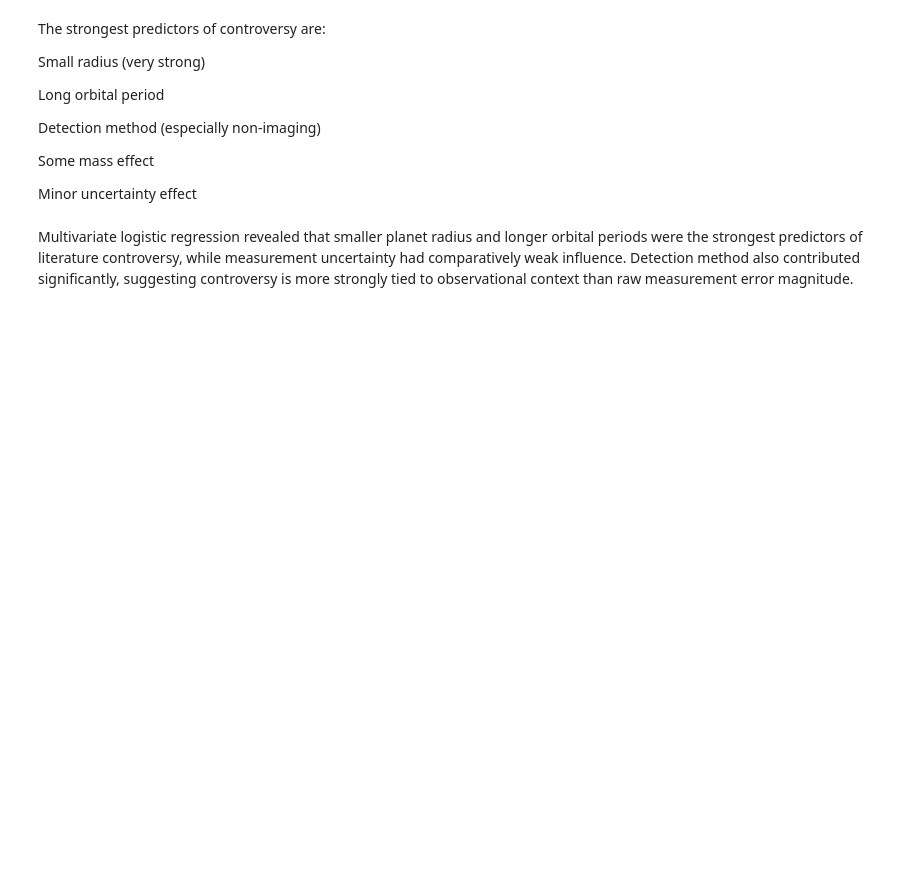
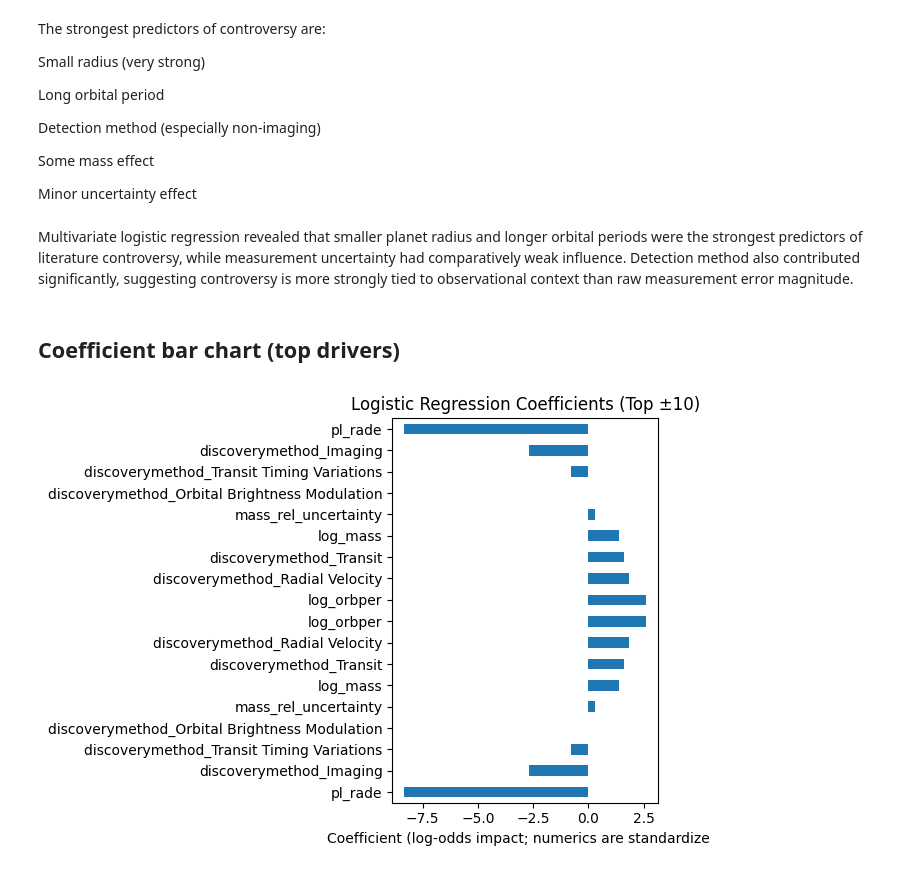
Before and after one commit to danielbnhz/exoplanet-statistical-study, a Jupyter notebook: notebooks/exoplanet-analysis.ipynb, the cells around one changed output. Saved outputs shown, nothing was run; the diff lists cells and outputs as text; code cells hidden in the pictures; blank space fills up the shorter version.

Commit message:
adds visualizations to gauge models predictive capacities regarding controversy in exoplanet academic literature

```diff
--- a/notebooks/exoplanet-analysis.ipynb
+++ b/notebooks/exoplanet-analysis.ipynb
@@ -377,3 +377,56 @@ Some mass effect
 Minor uncertainty effect
 # %% [markdown]
 Multivariate logistic regression revealed that smaller planet radius and longer orbital periods were the strongest predictors of literature controversy, while measurement uncertainty had comparatively weak influence. Detection method also contributed significantly, suggesting controversy is more strongly tied to observational context than raw measurement error magnitude.
+# %% [markdown]
+## Coefficient bar chart (top drivers)
+# %%
+import numpy as np
+import pandas as pd
+import matplotlib.pyplot as plt
+
+def get_feature_names_from_pipe(pipe, X_sample):
+    """Extract post-preprocessing feature names from a sklearn Pipeline with a ColumnTransformer step named 'prep'."""
+    prep = pipe.named_steps['prep']
+    num_cols = []
+    cat_cols = []
+
+    # Recover columns from the ColumnTransformer as you defined them
+    for name, transformer, cols in prep.transformers_:
+        if name == 'num':
+            num_cols = list(cols)
+        elif name == 'cat':
+            cat_cols = list(cols)
+
+    feature_names = []
+    feature_names += num_cols
+
+    if cat_cols:
+        ohe = prep.named_transformers_['cat']
+        ohe_names = list(ohe.get_feature_names_out(cat_cols))
+        feature_names += ohe_names
+
+    return feature_names
+
+def plot_logreg_coefficients(pipe, X_sample, top_n=12):
+    model = pipe.named_steps['model']
+    coefs = model.coef_[0]
+
+    feature_names = get_feature_names_from_pipe(pipe, X_sample)
+    coef_s = pd.Series(coefs, index=feature_names)
+
+    # Select top positive and negative coefficients
+    top_pos = coef_s.sort_values(ascending=False).head(top_n)
+    top_neg = coef_s.sort_values(ascending=True).head(top_n)
+
+    plot_s = pd.concat([top_neg, top_pos])
+
+    plt.figure()
+    plot_s.plot(kind='barh')
+    plt.title(f"Logistic Regression Coefficients (Top ±{top_n})")
+    plt.xlabel("Coefficient (log-odds impact; numerics are standardized)")
+    plt.tight_layout()
+    plt.show()
+
+plot_logreg_coefficients(pipe, X_test, top_n=10)
+# %% [output]
+[figure, added]
```
Also changed, not shown: parts of 9 cells of this notebook.
